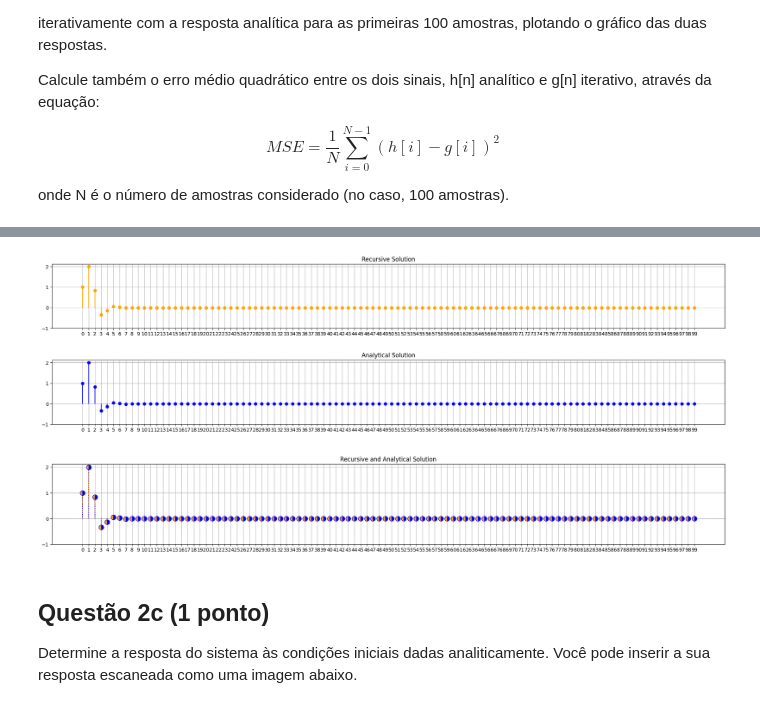
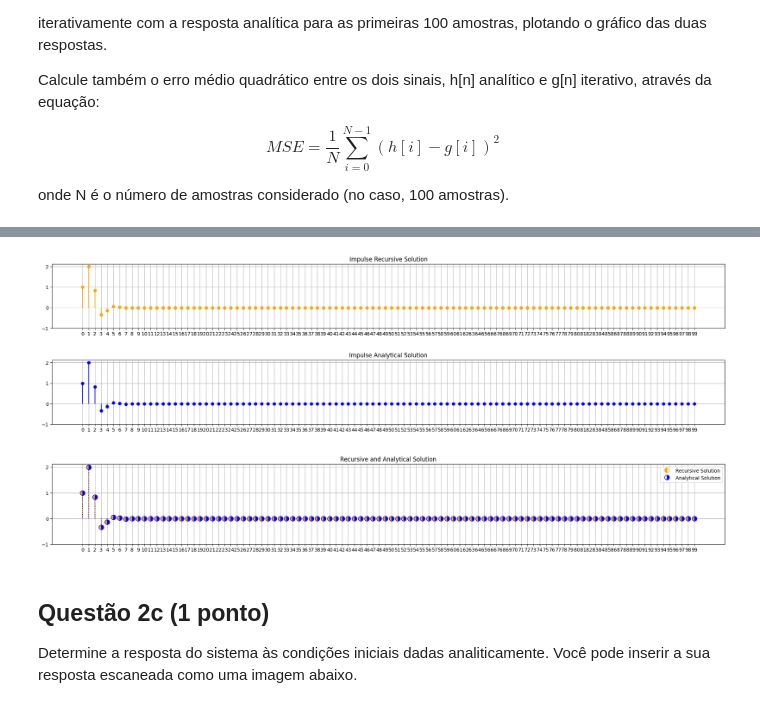
Before and after one commit to GabrielRQueiroz/UnB_SSTD, a Jupyter notebook: project-1/Projeto_1/projeto1.ipynb, the cells around one changed output, grey strips where cells are left out. Cells and saved outputs as stored; diff of their text form; code cells hidden in the pictures.

```diff
--- a/project-1/Projeto_1/projeto1.ipynb
+++ b/project-1/Projeto_1/projeto1.ipynb
@@ -181,29 +181,29 @@ def impulse(n):
 def step(n):
     return 1 if n >= 0 else 0
 
-recursive_optmization_matriz = [["x" for i in range(101)] for j in range(101)]
+RECURSIVE_OPTMIZATION_MATRIX = [["x" for i in range(101)] for j in range(101)]
 
-def recursive_solution(n):
+def impulse_response_recursive_solution(n):
     if n in initial_condition:
         return initial_condition[n]
 
-    if recursive_optmization_matriz[n][n] != "x":
-        return recursive_optmization_matriz[n][n]
+    if RECURSIVE_OPTMIZATION_MATRIX[n][n] != "x":
+        return RECURSIVE_OPTMIZATION_MATRIX[n][n]
 
     solution = (
-        -a_1 * recursive_solution(n - 1)
-        - a_2 * recursive_solution(n - 2)
+        -a_1 * impulse_response_recursive_solution(n - 1)
+        - a_2 * impulse_response_recursive_solution(n - 2)
         + b_2 * impulse(n - 2)
         + b_1 * impulse(n - 1)
         + b_0 * impulse(n)
     ) / a_0
 
-    recursive_optmization_matriz[n][n] = solution
+    RECURSIVE_OPTMIZATION_MATRIX[n][n] = solution
 
     return solution
 
 
-def analytical_solution(n):
+def impulse_response_analytical_solution(n):
     roots = np.roots([a_0, a_1, a_2])
     y_c = 0
 
@@ -214,10 +214,10 @@ def analytical_solution(n):
                 for i in range(1, len(roots) + 1)
             ]
         )
-        results = np.array([recursive_solution(i) for i in range(1, len(roots) + 1)])
+        results = np.array([impulse_response_recursive_solution(i) for i in range(1, len(roots) + 1)])
     else:
         quoeficient_matrix = np.array([roots**i for i in range(len(roots))])
-        results = np.array([recursive_solution(i) for i in range(len(roots))])
+        results = np.array([impulse_response_recursive_solution(i) for i in range(len(roots))])
 
     autovalues = np.linalg.solve(quoeficient_matrix, results)
 
@@ -230,8 +230,8 @@ def analytical_solution(n):
 
 plt.figure()
 n = np.arange(0, 20)
-recursive_optmization_matriz = [["x" for i in range(101)] for j in range(101)]
-y_2a = [analytical_solution(i) for i in n]
+RECURSIVE_OPTMIZATION_MATRIX = [["x" for i in range(101)] for j in range(101)]
+y_2a = [impulse_response_analytical_solution(i) for i in n]
 plt.stem(n, y_2a, linefmt="blue", markerfmt="o", basefmt=" ")
 plt.xticks(np.arange(0, len(n), step=1))
 plt.yticks(np.arange(-1, 3, step=1))
@@ -281,57 +270,58 @@ plt.show()
 # %%
 ### ESPAÇO PARA APRESENTAÇÃO DAS 100 PRIMEIRAS AMOSTRAS DA RESPOSTA AO DEGRAU (Questão 2b)
 n = np.arange(0, 100)
-recursive_optmization_matriz = [["x" for i in range(101)] for j in range(101)]
-h_2b_recursive = [recursive_solution(i) for i in n]
-h_2b_analytical = [analytical_solution(i) for i in n]
+RECURSIVE_OPTMIZATION_MATRIX = [["x" for i in range(101)] for j in range(101)]
+h_2b_recursive = [impulse_response_recursive_solution(i) for i in n]
+h_2b_analytical = [impulse_response_analytical_solution(i) for i in n]
 
 plt.figure()
 plt.subplot(2, 1, 1)
 plt.stem(n, h_2b_recursive, linefmt="orange", markerfmt="o", basefmt=" ")
 plt.xticks(np.arange(0, len(n), step=1))
 plt.yticks(np.arange(-1, 3, step=1))
-plt.title("Recursive Solution")
+plt.title("Impulse Recursive Solution")
 plt.grid()
 
 plt.subplot(2, 1, 2)
 plt.stem(n, h_2b_analytical, linefmt="blue", markerfmt="o", basefmt=" ")
 plt.xticks(np.arange(0, len(n), step=1))
 plt.yticks(np.arange(-1, 3, step=1))
-plt.title("Analytical Solution")
+plt.title("Impulse Analytical Solution")
 plt.grid()
 
 plt.subplots_adjust(hspace=0.5)
 plt.gcf().set_size_inches(25, 6)
 
 plt.show()
 
 
 ## overlap graphs on top of each other with each stem plot with 0.2 opacity
 plt.figure()
 
 markerline, stemlines, baseline = plt.stem(
     n, h_2b_recursive, linefmt="orange", markerfmt="o", basefmt=" "
 )
 plt.setp(stemlines, "color", plt.getp(markerline, "color"))
 plt.setp(stemlines, "linestyle", "solid")
 plt.setp(markerline, fillstyle="left", markersize=10)
 
 markerline, stemlines, baseline = plt.stem(
     n, h_2b_analytical, linefmt="blue", markerfmt="o", basefmt=" "
 )
 plt.setp(stemlines, "color", plt.getp(markerline, "color"))
 plt.setp(stemlines, "linestyle", "dotted")
 plt.setp(markerline, fillstyle="right", markersize=10)
 
+plt.legend(["Recursive Solution", "Analytical Solution"])
 plt.xticks(np.arange(0, len(n), step=1))
 plt.yticks(np.arange(-1, 3, step=1))
 plt.title("Recursive and Analytical Solution")
 plt.grid()
 plt.gcf().set_size_inches(25, 3)
 plt.show()
 # %% [output]
-[figure, old version]
+[figure, new version]
-[figure, old version]
+[figure, new version]
 # %% [markdown]
 ## Questão 2c (1 ponto)
 
```
Also changed, not shown: parts of 7 cells of this notebook.
